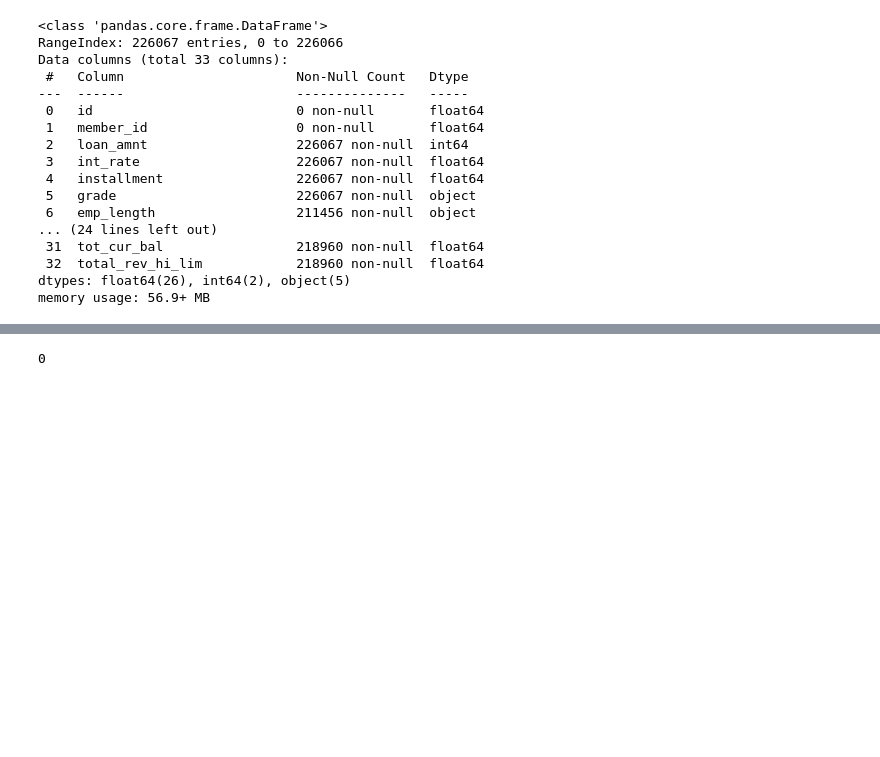
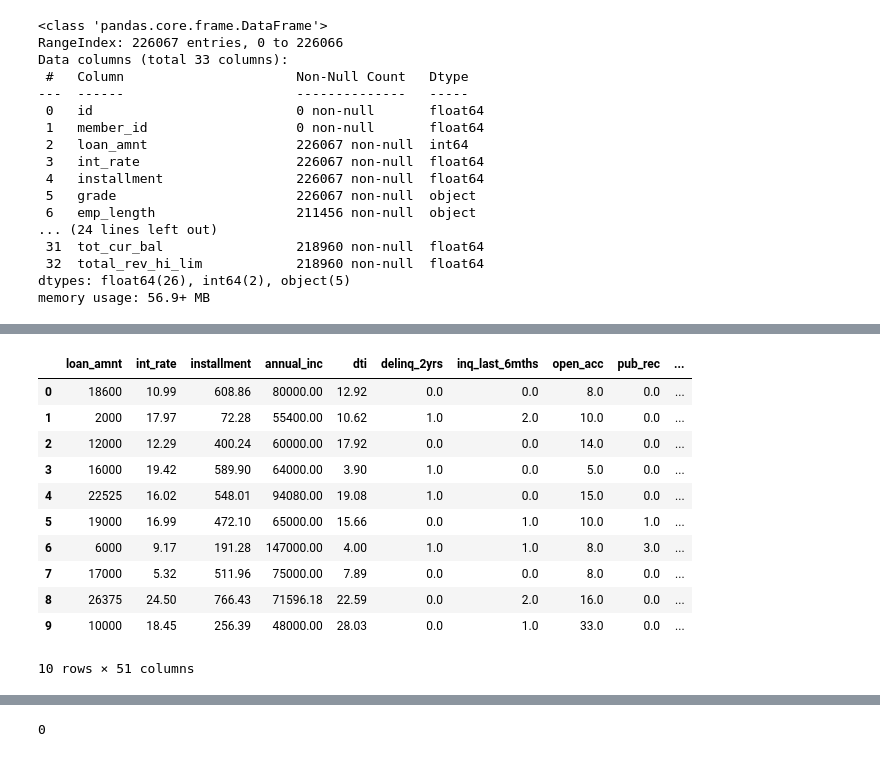
Before and after one commit to Muneeb502/model-evaluation-feature-importance, a Jupyter notebook: assignmnetno2.ipynb, the cells around one changed output, grey strips where cells are left out. Cells and saved outputs as stored; diff of their text form; code cells hidden in the pictures; blank space fills up the shorter version.

```diff
--- a/assignmnetno2.ipynb
+++ b/assignmnetno2.ipynb
@@ -114,0 +257,35 @@ Name: count, dtype: int64
+# %%
+temp_data = pd.concat([num_train,new_cat_train], axis=1)
+# %%
+def remove_out(d,cols):
+    for i in cols:
+        q1 = d[i].quantile(0.25)
+        q3 = d[i].quantile(0.75)
+        iqr = q3 - q1
+        low = q1 - (1.5*iqr)
+        high = q3 + (1.5*iqr)
+        d = d[(d[i] >= low) & (d[i] <= high)]
+        return d
+# %%
+combine_data = remove_out(temp_data,['loan_amnt', 'int_rate', 'installment', 'annual_inc', 'dti',
+       'delinq_2yrs', 'inq_last_6mths', 'open_acc', 'pub_rec', 'revol_bal',
+       'revol_util', 'total_acc', 'total_pymnt', 'total_pymnt_inv',
+       'total_rec_prncp', 'total_rec_int', 'total_rec_late_fee', 'recoveries',
+       'collection_recovery_fee', 'last_pymnt_amnt',
+       'collections_12_mths_ex_med', 'acc_now_delinq', 'tot_coll_amt',
+       'tot_cur_bal', 'total_rev_hi_lim', 'y'])
+# %%
+combine_data.head(10)
+# %% [output]
+|  | loan_amnt | int_rate | installment | annual_inc | dti | delinq_2yrs | inq_last_6mths | open_acc | pub_rec | ... |
+| 0 | 18600 | 10.99 | 608.86 | 80000.00 | 12.92 | 0.0 | 0.0 | 8.0 | 0.0 | ... |
+| 1 | 2000 | 17.97 | 72.28 | 55400.00 | 10.62 | 1.0 | 2.0 | 10.0 | 0.0 | ... |
+| 2 | 12000 | 12.29 | 400.24 | 60000.00 | 17.92 | 0.0 | 0.0 | 14.0 | 0.0 | ... |
+| 3 | 16000 | 19.42 | 589.90 | 64000.00 | 3.90 | 1.0 | 0.0 | 5.0 | 0.0 | ... |
+| 4 | 22525 | 16.02 | 548.01 | 94080.00 | 19.08 | 1.0 | 0.0 | 15.0 | 0.0 | ... |
+| 5 | 19000 | 16.99 | 472.10 | 65000.00 | 15.66 | 0.0 | 1.0 | 10.0 | 1.0 | ... |
+| 6 | 6000 | 9.17 | 191.28 | 147000.00 | 4.00 | 1.0 | 1.0 | 8.0 | 3.0 | ... |
+| 7 | 17000 | 5.32 | 511.96 | 75000.00 | 7.89 | 0.0 | 0.0 | 8.0 | 0.0 | ... |
+| 8 | 26375 | 24.50 | 766.43 | 71596.18 | 22.59 | 0.0 | 2.0 | 16.0 | 0.0 | ... |
+| 9 | 10000 | 18.45 | 256.39 | 48000.00 | 28.03 | 0.0 | 1.0 | 33.0 | 0.0 | ... |
+10 rows × 51 columns
```
Also changed, not shown: parts of 29 cells of this notebook.
